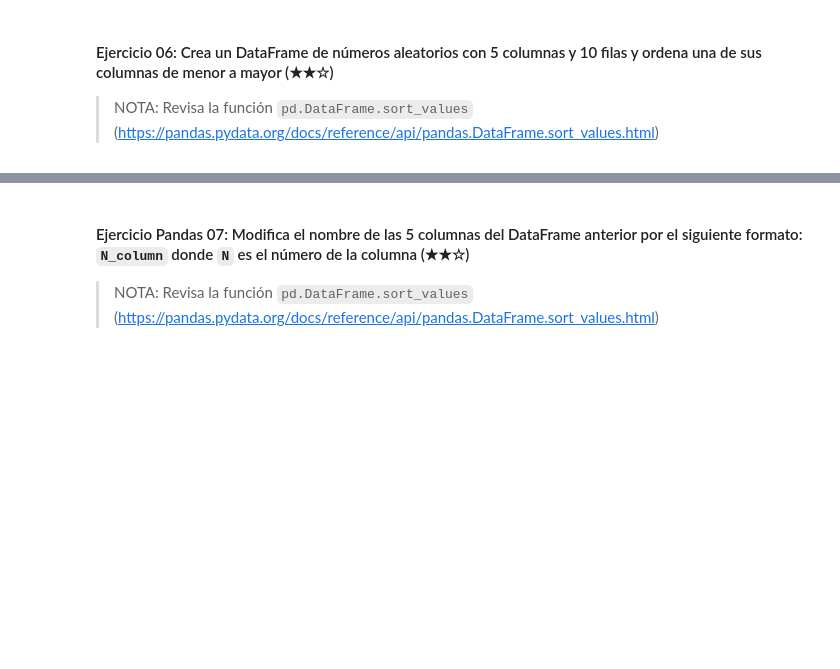
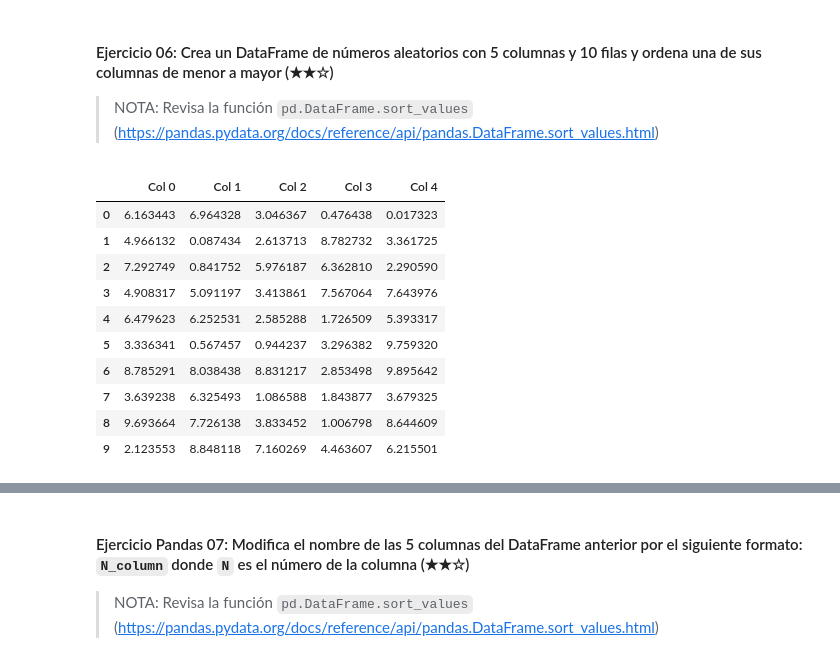
Before and after one commit to pcaliman2/Prework, a Jupyter notebook: 03-pandas/03.1-Intro-To-Pandas.es.ipynb, the cells around one changed output, grey strips where cells are left out. Cells and saved outputs as stored; diff of their text form; code cells hidden in the pictures; blank space fills up the shorter version.

```diff
--- a/03-pandas/03.1-Intro-To-Pandas.es.ipynb
+++ b/03-pandas/03.1-Intro-To-Pandas.es.ipynb
@@ -489,3 +489,18 @@ unique_elements
 #### Ejercicio 06: Crea un DataFrame de números aleatorios con 5 columnas y 10 filas y ordena una de sus columnas de menor a mayor (★★☆)
 
 > NOTA: Revisa la función `pd.DataFrame.sort_values` (https://pandas.pydata.org/docs/reference/api/pandas.DataFrame.sort_values.html)
+# %%
+df = pd.DataFrame(np.random.rand(10, 5) * 10, columns = [f"Col {i}" for i in range(5)])
+df
+# %% [output]
+|  | Col 0 | Col 1 | Col 2 | Col 3 | Col 4 |
+| 0 | 6.163443 | 6.964328 | 3.046367 | 0.476438 | 0.017323 |
+| 1 | 4.966132 | 0.087434 | 2.613713 | 8.782732 | 3.361725 |
+| 2 | 7.292749 | 0.841752 | 5.976187 | 6.362810 | 2.290590 |
+| 3 | 4.908317 | 5.091197 | 3.413861 | 7.567064 | 7.643976 |
+| 4 | 6.479623 | 6.252531 | 2.585288 | 1.726509 | 5.393317 |
+| 5 | 3.336341 | 0.567457 | 0.944237 | 3.296382 | 9.759320 |
+| 6 | 8.785291 | 8.038438 | 8.831217 | 2.853498 | 9.895642 |
+| 7 | 3.639238 | 6.325493 | 1.086588 | 1.843877 | 3.679325 |
+| 8 | 9.693664 | 7.726138 | 3.833452 | 1.006798 | 8.644609 |
+| 9 | 2.123553 | 8.848118 | 7.160269 | 4.463607 | 6.215501 |
```
Also changed, not shown: parts of 5 cells of this notebook.
